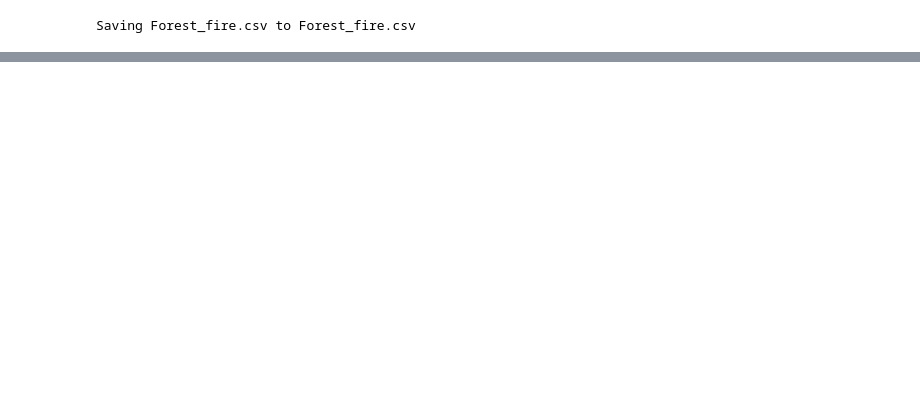
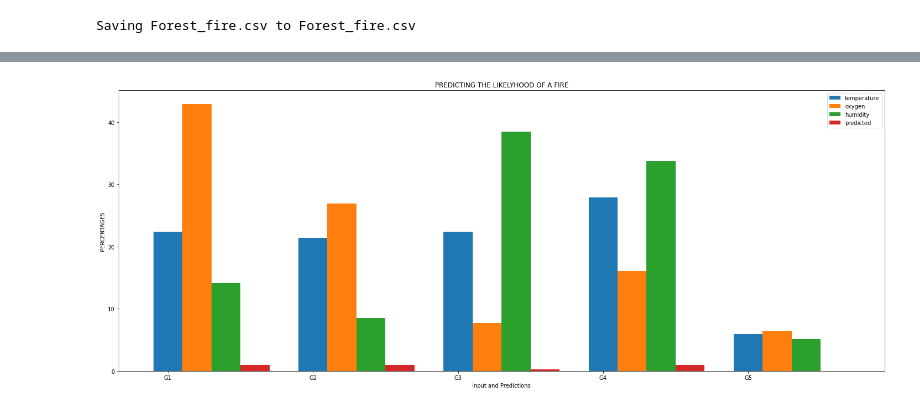
Before and after one commit to DanielRomeo/forest-fire-predictor, a Jupyter notebook: Forestfire.ipynb, the cells around one changed output, grey strips where cells are left out. Cells and saved outputs as stored; diff of their text form; code cells hidden in the pictures; blank space fills up the shorter version.

Commit message:
added calculate predictor

```diff
--- a/Forestfire.ipynb
+++ b/Forestfire.ipynb
@@ -23,6 +23,8 @@ dataset = pd.read_csv(io.BytesIO(uploaded['Forest_fire.csv']))
 [interactive output not drawn]
 Saving Forest_fire.csv to Forest_fire.csv
 # %%
+#get the data, plit it and use numpys predict function.
+# here we make one simple prediction
 dataset = np.array(dataset)
 
 X = dataset[1:, 1:-1].astype('int')
@@ -30,5 +32,11 @@ y = dataset[1:, -1].astype('int')
 
 X_train, X_test, y_train, y_test = train_test_split(X, y, test_size=0.3, random_state = 0)
 log_reg = LogisticRegression()
-log_reg.fit(X_train, y_train)
+a = log_reg.fit(X_train, y_train)
+
+a = np.array(a)
+
+prediction = log_reg.predict_proba([[10, 38, 45]])
+prediction = '{0: {1}f}'.format(prediction[0][1], 2)
+print(prediction)
 # %% [output]
@@ -68,0 +51,15 @@ humidityData = X[:, 2]
+# %%
+#do predictions for each X_test array:
+# i need to make predictions for all the test data:- so i loop 10 times
+# print(X_test)
+
+predictions_array = []
+for i in range(len(X_test)):
+  value = log_reg.predict_proba([X_test[i]])
+  value = '{0: {1}f}'.format(value[0][1], 2)
+  predictions_array.append(value)
+
+#convert array of strings to numbes:
+# predictions_array= map(float, predictions_array)
+predictions_array = [float(numeric_string) for numeric_string in predictions_array]
+print(predictions_array)
@@ -69,13 +110,11 @@ humidityData = X[:, 2]
 # %%
-#
-
-#there are 10 observations in y_test:
+#VISUALIZE THE DATA
 
 #labels = ['G1', 'G2', 'G3', 'G4', 'G5']
 temperature = temperatureData
 oxygen = oxygenData
 humidity = humidityData
-prediction = 0; # i just realised i have to PERCENTAGIZE
+prediction = y_pred; # i just realised i have to PERCENTAGIZE
 
 
 
@@ -87,36 +126,39 @@ x = np.arange(len(labels))  # the label locations
 width = 0.20  # the width of the bars
 
 fig, ax = plt.subplots(figsize=(20,8), facecolor='white')
 rects1 = ax.bar(x + 0.00, temperature, width, label='temperature')
 rects2 = ax.bar(x + 0.20, oxygen, width, label='oxygen')
 rects3 = ax.bar(x + 0.40, humidity, width, label='humidity')
-rects3 = ax.bar(x + 0.60, humidity, width, label='predicted')
+rects3 = ax.bar(x + 0.60, prediction, width, label='predicted')
 
 # Add some text for labels, title and custom x-axis tick labels, etc.
-ax.set_ylabel('Scores')
-ax.set_title('Scores by group and gender')
+ax.set_ylabel('PERCENTAGES')
+ax.set_xlabel('Input and Predictions')
+ax.set_title('PREDICTING THE LIKELYHOOD OF A FIRE')
 ax.set_xticks(x)
 ax.set_xticklabels(labels)
 ax.legend()
 
 
 # def autolabel(rects):
 #     """Attach a text label above each bar in *rects*, displaying its height."""
 #     for rect in rects:
 #         height = rect.get_height()
 #         ax.annotate('{}'.format(height),
 #                     xy=(rect.get_x() + rect.get_width() / 2, height),
 #                     xytext=(0, 3),  # 3 points vertical offset
 #                     textcoords="offset points",
 #                     ha='center', va='bottom')
 
 
 # autolabel(rects1)
 # autolabel(rects2)
 
 fig.tight_layout()
 
 plt.show()
+# %% [output]
+[figure, added]
 # %%
 #dumping the data if using a web application:
 #pickle.dump(log_reg.open('model.pk1', 'wb')) #readwrite
```
Also changed, not shown: parts of 5 cells of this notebook.
